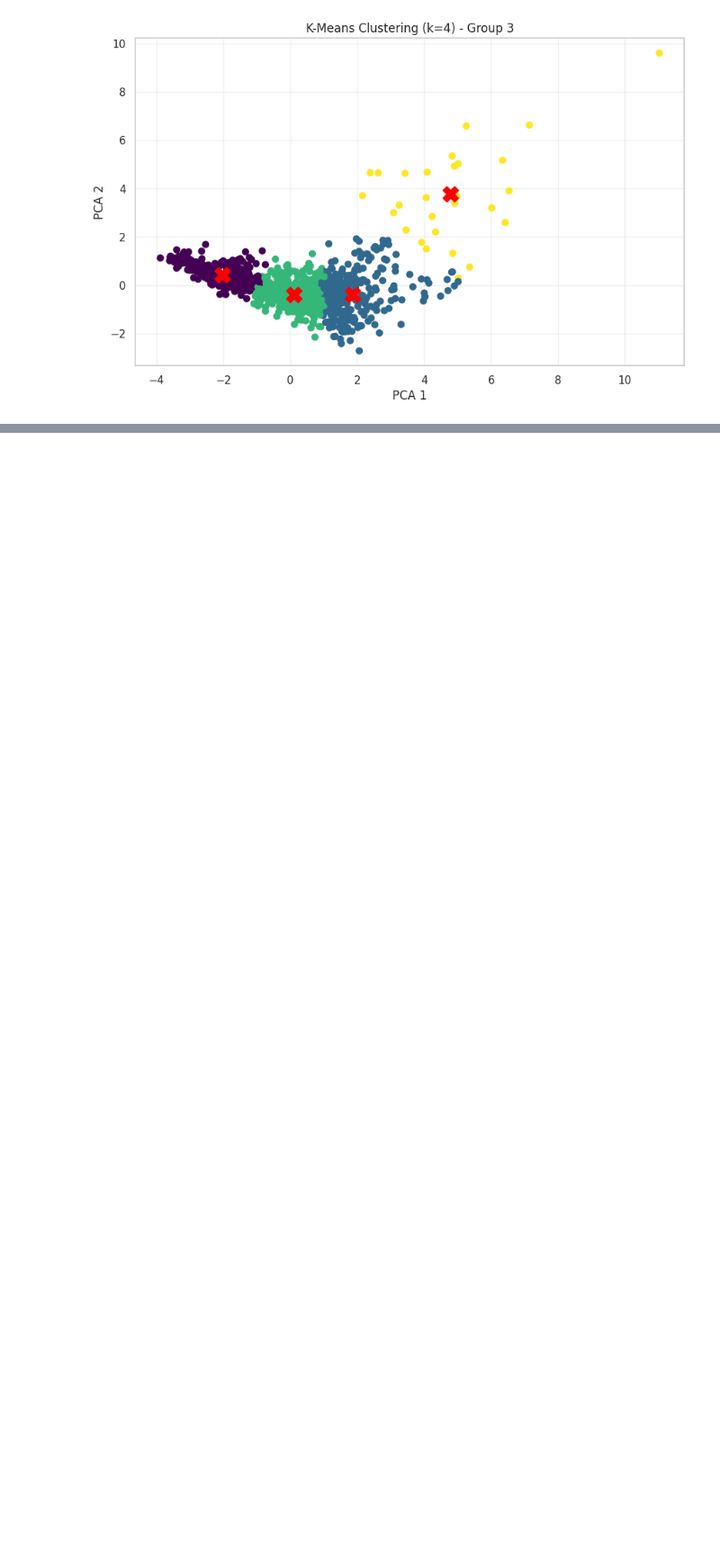
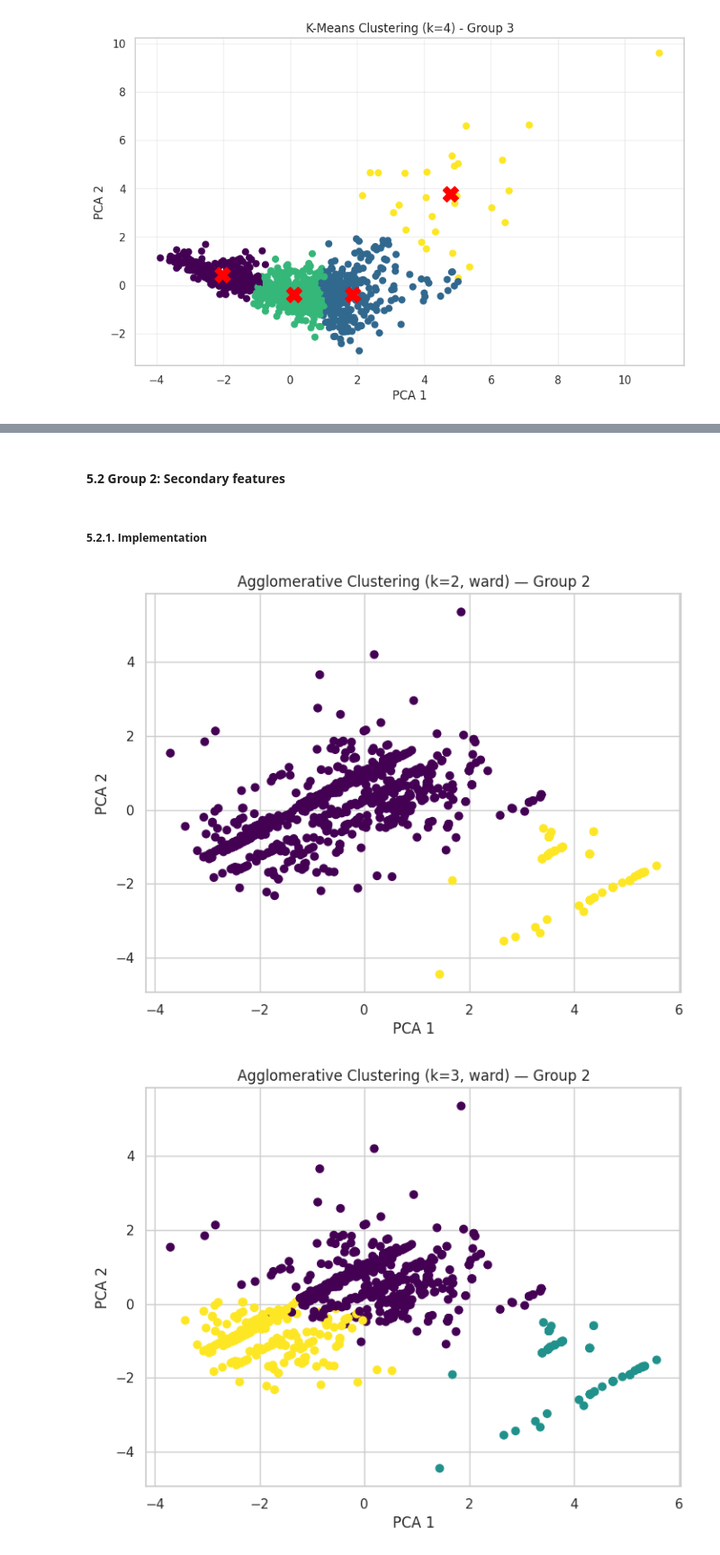
Before and after one commit to NathanaelLUCETTE/projet_ML, a Jupyter notebook: pokemon_clustering_project.ipynb, the cells around one changed output, grey strips where cells are left out. Shown at 90% size. Saved outputs shown, nothing was run; the diff lists cells and outputs as text; code cells hidden in the pictures; blank space fills up the shorter version.

```diff
--- a/pokemon_clustering_project.ipynb
+++ b/pokemon_clustering_project.ipynb
@@ -453,0 +506,11 @@ df['km_g3_k4'] = run_kmeans(X_group3_scaled, 4, "Group 3")
+# %% [markdown]
+#### **5.2 Group 2: Secondary features**
+# %% [markdown]
+##### **5.2.1. Implementation**
+# %%
+df['hc_g2_k2'] = run_agglomerative(X_group2_scaled, 2, title="Group 2")
+df['hc_g2_k3'] = run_agglomerative(X_group2_scaled, 3, title="Group 2")
+df['hc_g2_k4'] = run_agglomerative(X_group2_scaled, 4, title="Group 2")
+# %% [output]
+[figure, added]
+[figure, added]
```
Also changed, not shown: parts of 13 cells of this notebook.
